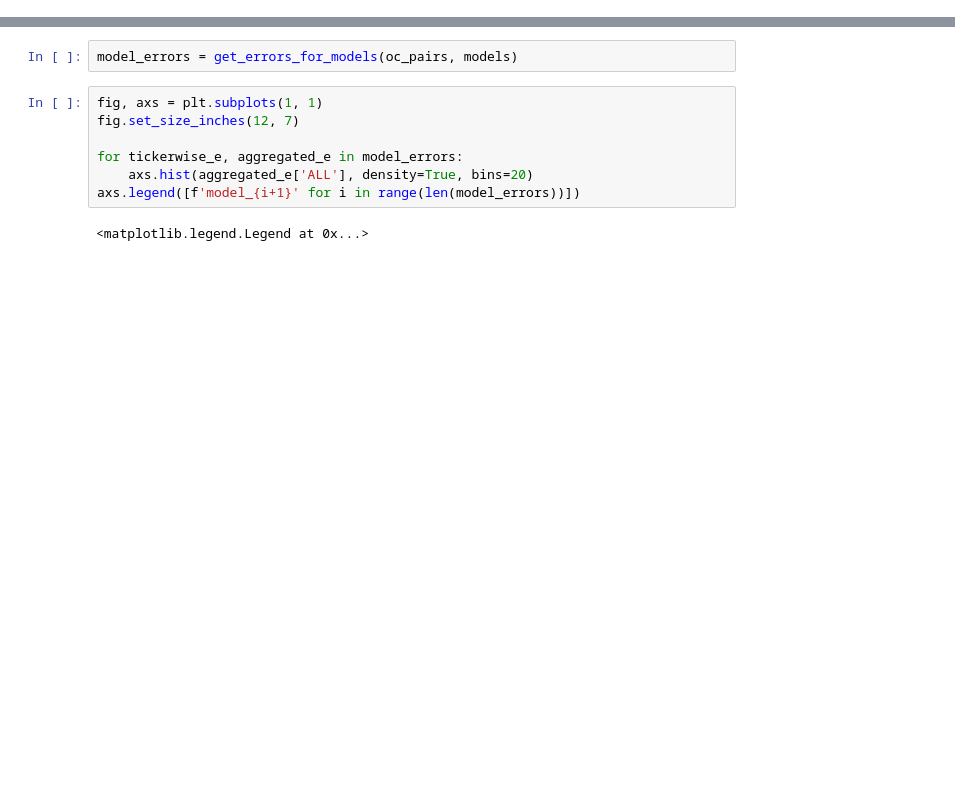
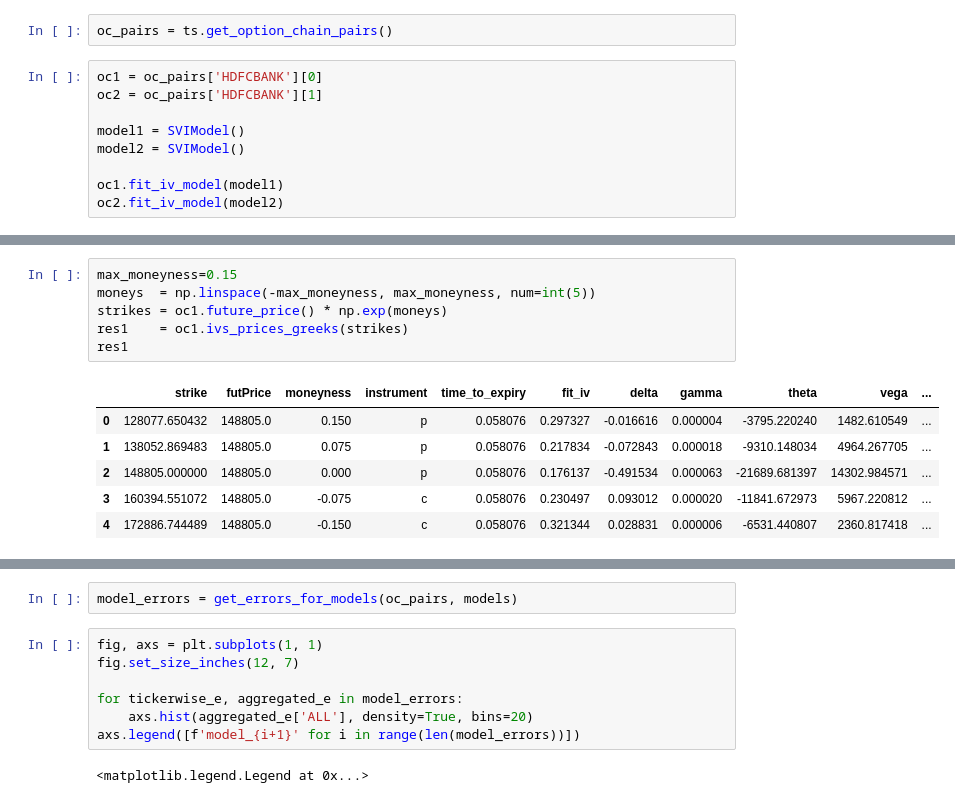
Before and after one commit to srajangarg/irage-assignment, a Jupyter notebook: work/playground.ipynb, the cells around one changed output, grey strips where cells are left out. Cells and saved outputs as stored; diff of their text form; blank space fills up the shorter version.

```diff
--- a/work/playground.ipynb
+++ b/work/playground.ipynb
@@ -35,0 +29,11 @@ loading data from ./data/20210806/influxOP_ZEEL21AUG_20210806.csv
+# %%
+oc_pairs = ts.get_option_chain_pairs()
+# %%
+oc1 = oc_pairs['HDFCBANK'][0]
+oc2 = oc_pairs['HDFCBANK'][1]
+
+model1 = SVIModel()
+model2 = SVIModel()
+
+oc1.fit_iv_model(model1)
+oc2.fit_iv_model(model2)
@@ -35,0 +59,13 @@ loading data from ./data/20210806/influxOP_ZEEL21AUG_20210806.csv
+# %%
+max_moneyness=0.15
+moneys  = np.linspace(-max_moneyness, max_moneyness, num=int(5))
+strikes = oc1.future_price() * np.exp(moneys)
+res1    = oc1.ivs_prices_greeks(strikes)
+res1
+# %% [output]
+|  | strike | futPrice | moneyness | instrument | time_to_expiry | fit_iv | delta | gamma | theta | vega | ... |
+| 0 | 128077.650432 | 148805.0 | 0.150 | p | 0.058076 | 0.297327 | -0.016616 | 0.000004 | -3795.220240 | 1482.610549 | ... |
+| 1 | 138052.869483 | 148805.0 | 0.075 | p | 0.058076 | 0.217834 | -0.072843 | 0.000018 | -9310.148034 | 4964.267705 | ... |
+| 2 | 148805.000000 | 148805.0 | 0.000 | p | 0.058076 | 0.176137 | -0.491534 | 0.000063 | -21689.681397 | 14302.984571 | ... |
+| 3 | 160394.551072 | 148805.0 | -0.075 | c | 0.058076 | 0.230497 | 0.093012 | 0.000020 | -11841.672973 | 5967.220812 | ... |
+| 4 | 172886.744489 | 148805.0 | -0.150 | c | 0.058076 | 0.321344 | 0.028831 | 0.000006 | -6531.440807 | 2360.817418 | ... |
```
Also changed, not shown: parts of 21 cells of this notebook, 3 other files.
